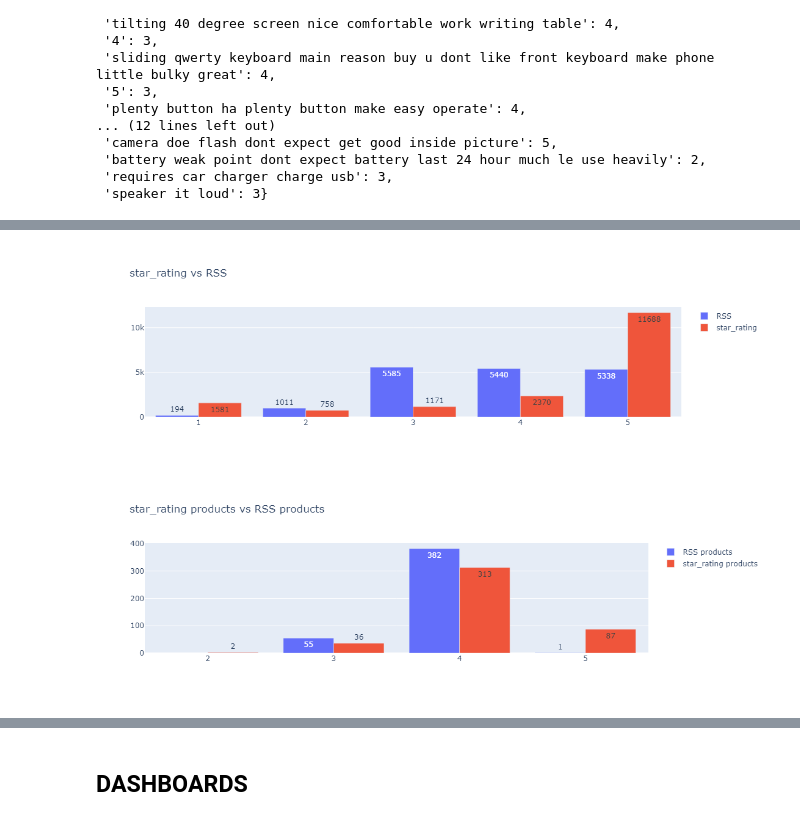
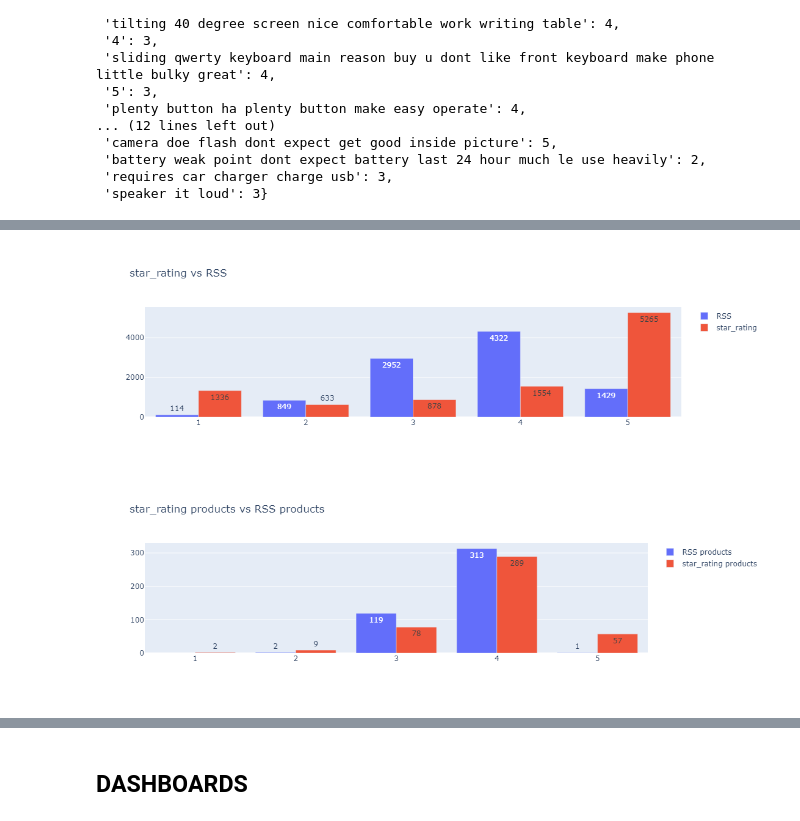
Before and after one commit to livio-24/feature-based-SA-cell-phones-reviews, a Jupyter notebook: sentiment_analysis.ipynb, the cells around one changed output, grey strips where cells are left out. Saved outputs shown, nothing was run; the diff lists cells and outputs as text; code cells hidden in the pictures.

```diff
--- a/sentiment_analysis.ipynb
+++ b/sentiment_analysis.ipynb
@@ -211,3 +211,6 @@ Wall time: 28.9 s
 # Salva il risultato in un file JSON
 with open('data/features_scores.json', 'w') as f:
     json.dump(result, f, indent=4)
+# %%
+with open('data/features_scores.json', 'r') as file:
+    features_scores = json.load(file)
@@ -214,5 +237,5 @@ with open('data/features_scores.json', 'w') as f:
 # %%
-scores_df = dataset.groupby('asin')['normalized_RSS'].mean().reset_index()
+scores_df = dataset.groupby('asin')['RSS'].mean().reset_index()
 # %%
 scores_df['star_rating'] = dataset.groupby('asin')['overall'].mean().reset_index()['overall']
 scores_df['price'] = dataset.groupby('asin')['price'].mean().reset_index()['price']
@@ -235,7 +258,7 @@ def extract_FSS(dict):
 
     return FSS
 # %%
-scores_df['FSS'] = extract_FSS(result)
+scores_df['FSS'] = extract_FSS(features_scores)
 # %%
 scores_df
 # %% [output]
@@ -267,13 +290,13 @@ scores_df.describe()
 # %%
-min_RSS = min(scores_df['normalized_RSS'])
+min_RSS = min(scores_df['RSS'])
 min_FSS = min(scores_df['FSS'])
-max_RSS = max(scores_df['normalized_RSS'])
+max_RSS = max(scores_df['RSS'])
 max_FSS = max(scores_df['FSS'])
 min_star = min(scores_df['star_rating'])
 max_star = max(scores_df['star_rating'])
 max_price = max(scores_df['price'])
 
-norm_RSS = (scores_df['normalized_RSS'] - min_RSS)/(max_RSS - min_RSS)
+norm_RSS = (scores_df['RSS'] - min_RSS)/(max_RSS - min_RSS)
 norm_FSS = (scores_df['FSS'] - min_FSS)/(max_FSS - min_FSS)
 norm_star = (scores_df['star_rating'] - min_star)/(max_star - min_star)
 norm_price = (max_price - scores_df['price'] + 1)/max_price
@@ -304,6 +327,6 @@ scores_df.describe()
 # %%
 overall_counts = dataset['overall'].value_counts()
-RSS_counts = dataset['normalized_RSS'].value_counts()
+RSS_counts = dataset['RSS'].value_counts()
 
 fig = go.Figure()
 
@@ -330,36 +353,36 @@ fig.update_layout(
 )
 fig.show()
 # %% [output]
-[figure, old version]
+[figure, new version]
 # %%
-rss_products = scores_df['normalized_RSS'].round().value_counts()
+rss_products = scores_df['RSS'].round().value_counts()
 star_products = scores_df['star_rating'].round().value_counts()
 
 fig = go.Figure()
 fig.add_trace(go.Bar(x=rss_products.index, y=rss_products.values,
                 #base=[-500,-600,-700],
                 #marker_color='green',
                 text=rss_products.values,
                 name='RSS products',
                 #texttemplate='%{text:.2f}',
                 textposition='auto',
                 ))
 
 fig.add_trace(go.Bar(x=star_products.index, y=star_products.values,
                 #base=[-500,-600,-700],
                 #marker_color='green',
                 text=star_products.values,
                 name='star_rating products',
                 #texttemplate='%{text:.2f}',
                 textposition='auto',
                 ))
 
 fig.update_layout(
     title = 'star_rating products vs RSS products'
 )
 fig.show()
 # %% [output]
-[figure, old version]
+[figure, new version]
 # %%
 fss_products = scores_df['FSS'].round().value_counts()
 
```
Also changed, not shown: parts of 19 cells of this notebook, 2 other files.
